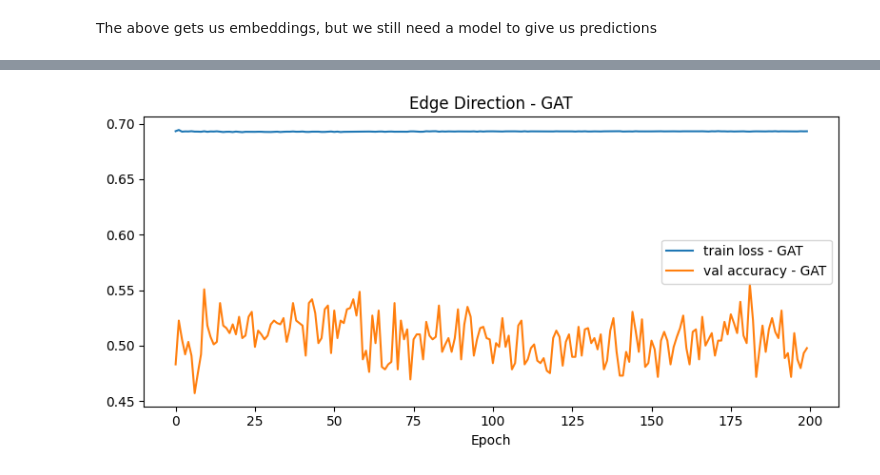
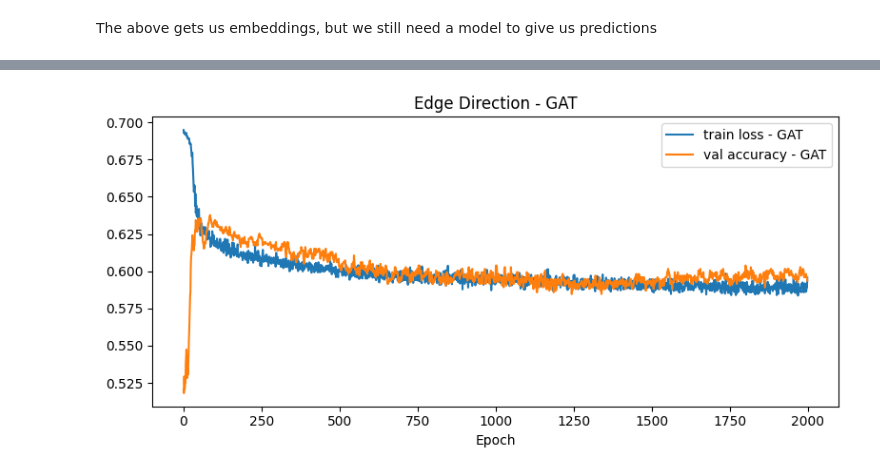
Before and after one commit to parkerjstewart/CS224W_Project, a Jupyter notebook: notebooks/match_predictions.ipynb, the cells around one changed output, grey strips where cells are left out. Saved outputs shown, nothing was run; the diff lists cells and outputs as text; code cells hidden in the pictures.

Commit message:
changes how pos/neg pairs are created

```diff
--- a/notebooks/match_predictions.ipynb
+++ b/notebooks/match_predictions.ipynb
@@ -283,36 +283,32 @@ class EdgeDirectionModel(nn.Module):
         )
 
     def _build_pairs_and_labels(self, data, h):
-        """
-        Build (u, v) pairs and labels with random flipping.
-
-        Returns:
-          logits: [E, 2]
-          labels: [E] (0/1)
-        """
         src, dst = data.edge_index  # [E], [E]
         E = src.size(0)
         device = h.device
 
+        # deterministic flip based on edge index (0..E-1)
+        edge_ids = torch.arange(E, device=device)
+        flip = ((src + dst) % 2 == 0)
+
         # flip=True  -> show (loser, winner), label=0
         # flip=False -> show (winner, loser), label=1
-        flip = (torch.rand(E, device=device) < 0.5)
-
         u = torch.where(flip, dst, src)
         v = torch.where(flip, src, dst)
-        labels = (~flip).long()  # [E]
+        labels = (~flip).long()  # flip=False => 1, flip=True => 0
 
-        h_u = h[u]  # [E, emb_dim]
-        h_v = h[v]  # [E, emb_dim]
+        h_u = h[u]
+        h_v = h[v]
 
         if hasattr(data, "edge_attr") and data.edge_attr is not None:
-            edge_attr = data.edge_attr.to(device)  # [E, edge_attr_dim]
+            edge_attr = data.edge_attr.to(device)
             z = torch.cat([h_u, h_v, edge_attr], dim=-1)
         else:
             z = torch.cat([h_u, h_v], dim=-1)
 
-        logits = self.mlp(z)  # [E, 2]
+        logits = self.mlp(z)
         return logits, labels
+
 
     def forward(self, data):
         """
@@ -524,15 +520,15 @@ for cfg in [
         'model_type': 'GAT',
         'dataset': 'matches',
         'num_layers': 1,
-        'heads': 1,              # will override for GAT below
+        'heads': 3,              # will override for GAT below
         'batch_size': 32,        # unused for single-graph training but kept for compatibility
         'hidden_dim': 128,
-        'dropout': 0.0,
-        'epochs': 200,
+        'dropout': 0.5,
+        'epochs': 2000,
         'opt': 'adam',
         'opt_scheduler': 'none',
         'opt_restart': 0,
-        'weight_decay': 5e-3,
+        'weight_decay': 5e-4,
         'lr': 0.0005,
         'emb_dim': 128,          # GNN output embedding size for nodes
         'dir_hidden_dim': 128,   # MLP hidden for direction head
@@ -600,4 +596,4 @@ Min training loss:  0.6925
-[figure, old version]
+[figure, new version]
 # %%
 import numpy as np
 
```
Also changed, not shown: parts of 2 cells of this notebook.
